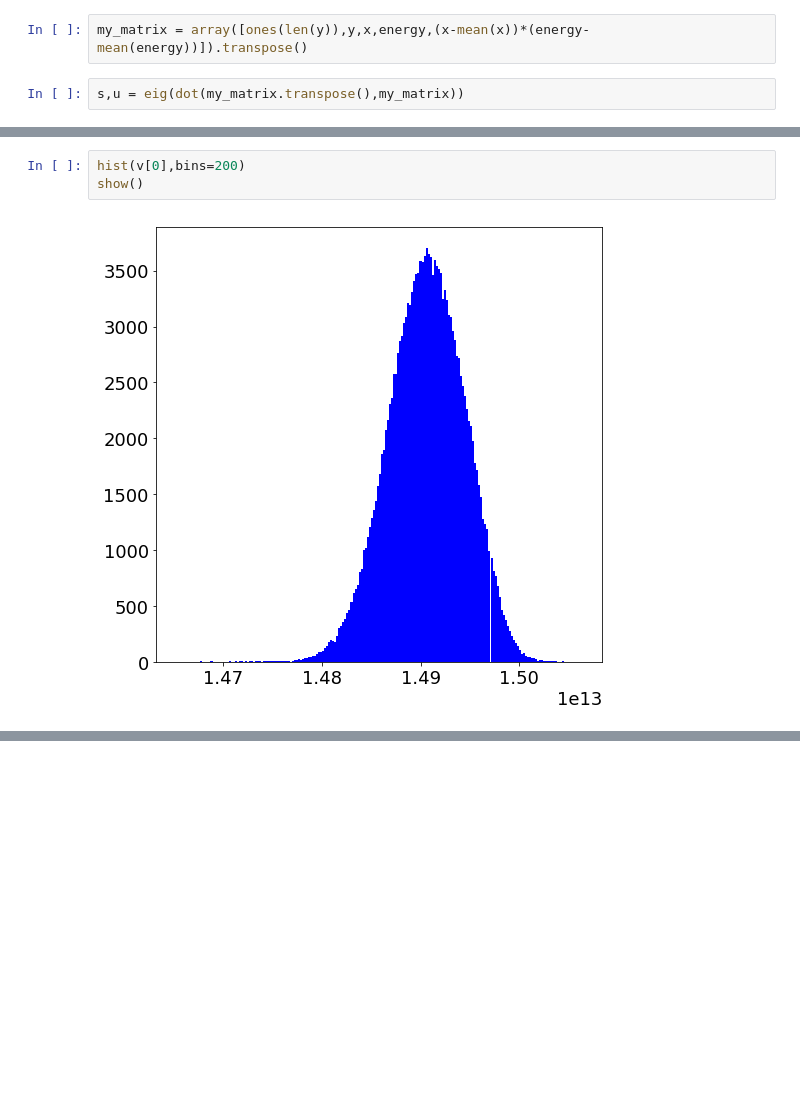
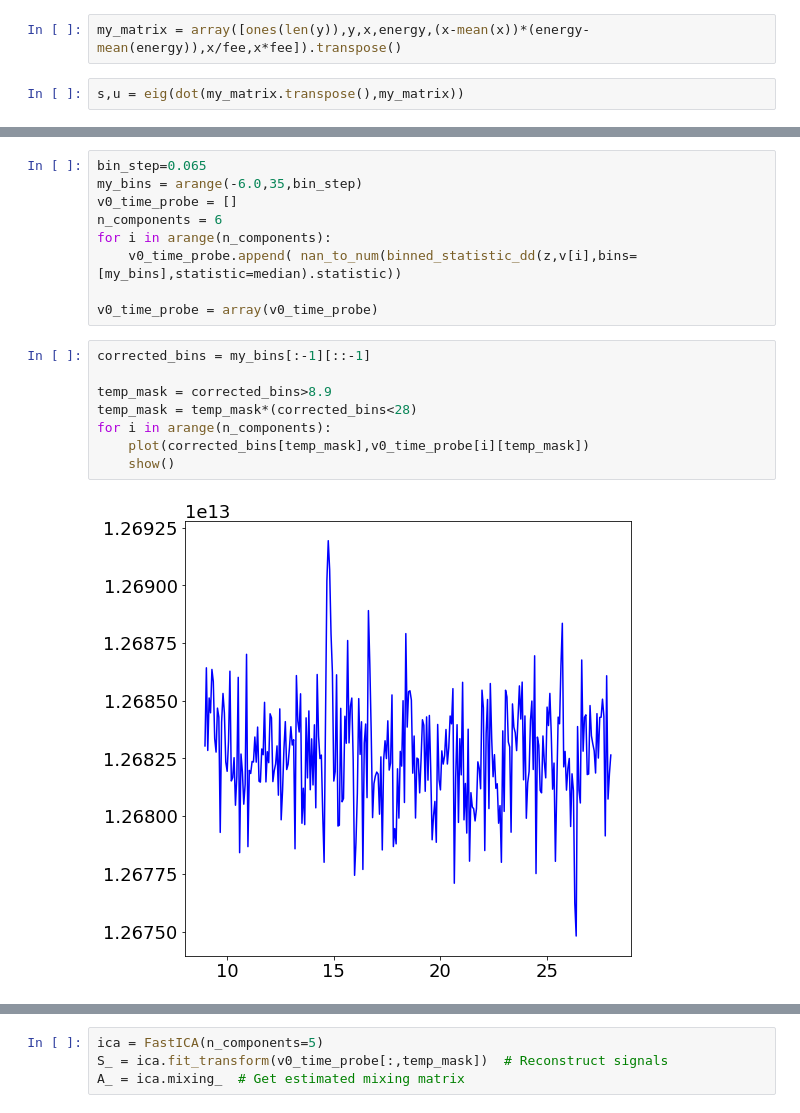
Before and after one commit to sioan/softXRayDataAndControls, a Jupyter notebook: experimentSpecificFiles/sxri0414/for_pub/regression_approach_run60-delay.ipynb, the cells around one changed output, grey strips where cells are left out. Cells and saved outputs as stored; diff of their text form; blank space fills up the shorter version.

```diff
--- a/experimentSpecificFiles/sxri0414/for_pub/regression_approach_run60-delay.ipynb
+++ b/experimentSpecificFiles/sxri0414/for_pub/regression_approach_run60-delay.ipynb
@@ -679,6 +668,6 @@ show()
 # %% [markdown]
 ## svd of raw
 # %%
-my_matrix = array([ones(len(y)),y,x,energy,(x-mean(x))*(energy-mean(energy))]).transpose()
+my_matrix = array([ones(len(y)),y,x,energy,(x-mean(x))*(energy-mean(energy)),x/fee,x*fee]).transpose()
 # %%
 s,u = eig(dot(my_matrix.transpose(),my_matrix))
@@ -774,5 +679,19 @@ show()
-# %%
-hist(v[0],bins=200)
-show()
-# %% [output]
-[figure, removed]
+# %%
+bin_step=0.065
+my_bins = arange(-6.0,35,bin_step)
+v0_time_probe = []
+n_components = 6
+for i in arange(n_components):
+    v0_time_probe.append( nan_to_num(binned_statistic_dd(z,v[i],bins=[my_bins],statistic=median).statistic))
+
+v0_time_probe = array(v0_time_probe)
+# %%
+corrected_bins = my_bins[:-1][::-1]
+
+temp_mask = corrected_bins>8.9
+temp_mask = temp_mask*(corrected_bins<28)
+for i in arange(n_components):
+    plot(corrected_bins[temp_mask],v0_time_probe[i][temp_mask])
+    show()
+# %% [output]
+[figure, added]
@@ -778,0 +703,4 @@ show()
+# %%
+ica = FastICA(n_components=5)
+S_ = ica.fit_transform(v0_time_probe[:,temp_mask])  # Reconstruct signals
+A_ = ica.mixing_  # Get estimated mixing matrix
```
Also changed, not shown: parts of 30 cells of this notebook, 36 other files.
